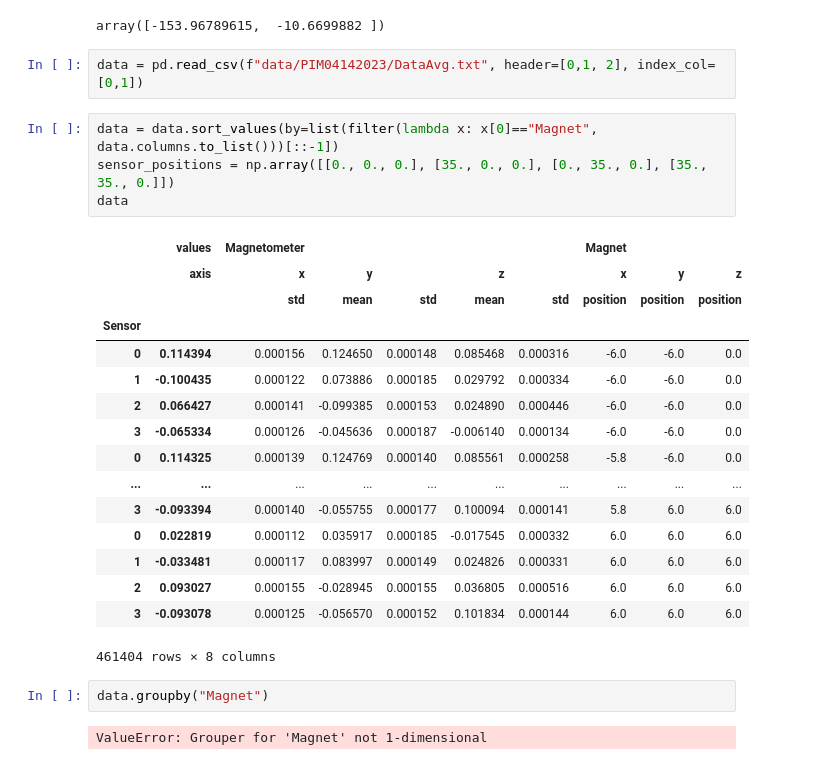
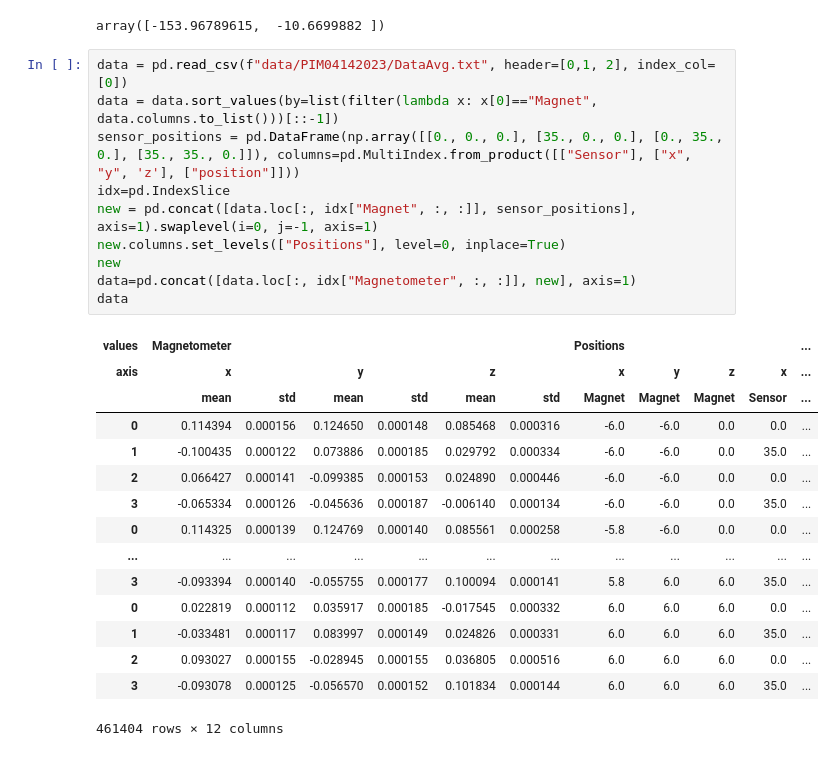
Before and after one commit to purepani/MagneticSensorTracking, a Jupyter notebook: Experiments/Analyze Data.ipynb, the cells around one changed output. Saved outputs shown, nothing was run; the diff lists cells and outputs as text.

```diff
--- a/Experiments/Analyze Data.ipynb
+++ b/Experiments/Analyze Data.ipynb
@@ -661,30 +661,29 @@ sol.x, sol.success
 360*sol.x[3:5]/(2*np.pi)
 # %% [output]
 array([-153.96789615,  -10.6699882 ])
-# %%
-data = pd.read_csv(f"data/PIM04142023/DataAvg.txt", header=[0,1, 2], index_col=[0,1])
 # %%
+data = pd.read_csv(f"data/PIM04142023/DataAvg.txt", header=[0,1, 2], index_col=[0])
 data = data.sort_values(by=list(filter(lambda x: x[0]=="Magnet", data.columns.to_list()))[::-1])
-sensor_positions = np.array([[0., 0., 0.], [35., 0., 0.], [0., 35., 0.], [35., 35., 0.]])
+sensor_positions = pd.DataFrame(np.array([[0., 0., 0.], [35., 0., 0.], [0., 35., 0.], [35., 35., 0.]]), columns=pd.MultiIndex.from_product([["Sensor"], ["x", "y", 'z'], ["position"]]))
+idx=pd.IndexSlice
+new = pd.concat([data.loc[:, idx["Magnet", :, :]], sensor_positions], axis=1).swaplevel(i=0, j=-1, axis=1)
+new.columns.set_levels(["Positions"], level=0, inplace=True)
+new
+data=pd.concat([data.loc[:, idx["Magnetometer", :, :]], new], axis=1)
 data
 # %% [output]
-|  | values | Magnetometer |  |  |  |  | Magnet |  |  |
-|  | axis | x | y |  | z |  | x | y | z |
-|  |  | std | mean | std | mean | std | position | position | position |
-| Sensor |  |  |  |  |  |  |  |  |  |
-| 0 | 0.114394 | 0.000156 | 0.124650 | 0.000148 | 0.085468 | 0.000316 | -6.0 | -6.0 | 0.0 |
-| 1 | -0.100435 | 0.000122 | 0.073886 | 0.000185 | 0.029792 | 0.000334 | -6.0 | -6.0 | 0.0 |
-| 2 | 0.066427 | 0.000141 | -0.099385 | 0.000153 | 0.024890 | 0.000446 | -6.0 | -6.0 | 0.0 |
-| 3 | -0.065334 | 0.000126 | -0.045636 | 0.000187 | -0.006140 | 0.000134 | -6.0 | -6.0 | 0.0 |
-| 0 | 0.114325 | 0.000139 | 0.124769 | 0.000140 | 0.085561 | 0.000258 | -5.8 | -6.0 | 0.0 |
-| ... | ... | ... | ... | ... | ... | ... | ... | ... | ... |
-| 3 | -0.093394 | 0.000140 | -0.055755 | 0.000177 | 0.100094 | 0.000141 | 5.8 | 6.0 | 6.0 |
-| 0 | 0.022819 | 0.000112 | 0.035917 | 0.000185 | -0.017545 | 0.000332 | 6.0 | 6.0 | 6.0 |
-| 1 | -0.033481 | 0.000117 | 0.083997 | 0.000149 | 0.024826 | 0.000331 | 6.0 | 6.0 | 6.0 |
-| 2 | 0.093027 | 0.000155 | -0.028945 | 0.000155 | 0.036805 | 0.000516 | 6.0 | 6.0 | 6.0 |
-| 3 | -0.093078 | 0.000125 | -0.056570 | 0.000152 | 0.101834 | 0.000144 | 6.0 | 6.0 | 6.0 |
+| values | Magnetometer |  |  |  |  |  | Positions |  |  |  | ... |
+| axis | x |  | y |  | z |  | x | y | z | x | ... |
+|  | mean | std | mean | std | mean | std | Magnet | Magnet | Magnet | Sensor | ... |
+| 0 | 0.114394 | 0.000156 | 0.124650 | 0.000148 | 0.085468 | 0.000316 | -6.0 | -6.0 | 0.0 | 0.0 | ... |
+| 1 | -0.100435 | 0.000122 | 0.073886 | 0.000185 | 0.029792 | 0.000334 | -6.0 | -6.0 | 0.0 | 35.0 | ... |
+| 2 | 0.066427 | 0.000141 | -0.099385 | 0.000153 | 0.024890 | 0.000446 | -6.0 | -6.0 | 0.0 | 0.0 | ... |
+| 3 | -0.065334 | 0.000126 | -0.045636 | 0.000187 | -0.006140 | 0.000134 | -6.0 | -6.0 | 0.0 | 35.0 | ... |
+| 0 | 0.114325 | 0.000139 | 0.124769 | 0.000140 | 0.085561 | 0.000258 | -5.8 | -6.0 | 0.0 | 0.0 | ... |
+| ... | ... | ... | ... | ... | ... | ... | ... | ... | ... | ... | ... |
+| 3 | -0.093394 | 0.000140 | -0.055755 | 0.000177 | 0.100094 | 0.000141 | 5.8 | 6.0 | 6.0 | 35.0 | ... |
+| 0 | 0.022819 | 0.000112 | 0.035917 | 0.000185 | -0.017545 | 0.000332 | 6.0 | 6.0 | 6.0 | 0.0 | ... |
+| 1 | -0.033481 | 0.000117 | 0.083997 | 0.000149 | 0.024826 | 0.000331 | 6.0 | 6.0 | 6.0 | 35.0 | ... |
+| 2 | 0.093027 | 0.000155 | -0.028945 | 0.000155 | 0.036805 | 0.000516 | 6.0 | 6.0 | 6.0 | 0.0 | ... |
+| 3 | -0.093078 | 0.000125 | -0.056570 | 0.000152 | 0.101834 | 0.000144 | 6.0 | 6.0 | 6.0 | 35.0 | ... |
-461404 rows × 8 columns
+461404 rows × 12 columns
-# %%
-data.groupby("Magnet")
-# %% [output]
-ValueError: Grouper for 'Magnet' not 1-dimensional
```
Also changed, not shown: parts of 4 cells of this notebook.
